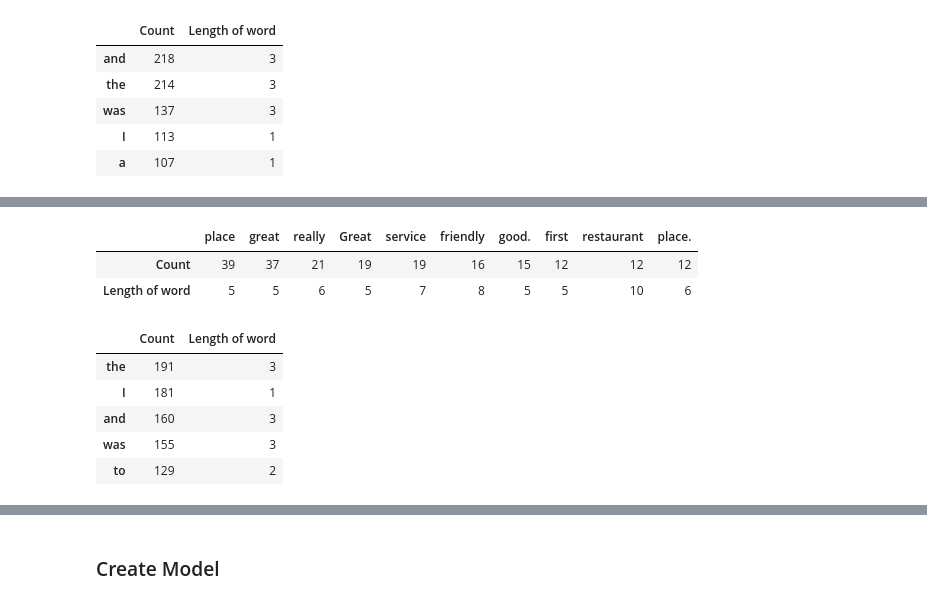
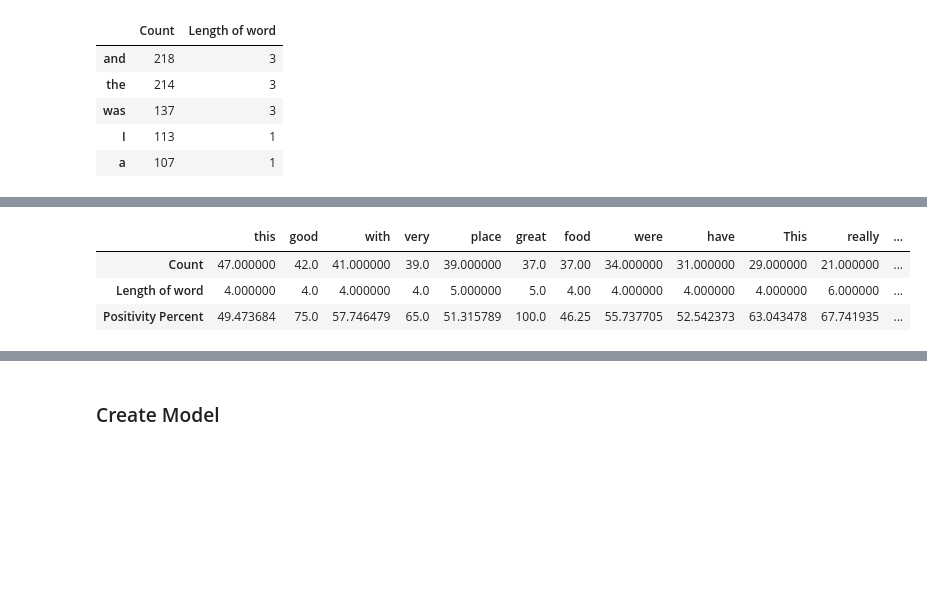
Before and after one commit to madderle/Data-Science-Bootcamp, a Jupyter notebook: Unit 2/Naive_Bayes/Challenge Feedback Analysis.ipynb, the cells around one changed output, grey strips where cells are left out. Saved outputs shown, nothing was run; the diff lists cells and outputs as text; code cells hidden in the pictures; blank space fills up the shorter version.

```diff
--- a/Unit 2/Naive_Bayes/Challenge Feedback Analysis.ipynb
+++ b/Unit 2/Naive_Bayes/Challenge Feedback Analysis.ipynb
@@ -78,41 +115,42 @@ positive_word_count.head()
+# %%
+#Want to add Positivity and Negativty measures
+#IS a particular word more associated with positive reviews vs negative reviews
+def get_count(dataframe, index):
+    try:
+        return dataframe.loc[index]['Count']
+    except:
+        return 0
+
+def calc_positivity(word):
+    positive = get_count(positive_word_count, word)
+    negative = get_count(negative_word_count, word)
+    denominator = positive+negative
+
+    if denominator == 0:
+        return 0
+    else:
+        return (positive/(positive+negative))*100
+
+def calc_negativity(word):
+    positive = get_count(positive_word_count, word)
+    negative = get_count(negative_word_count, word)
+    denominator = positive+negative
+
+    if denominator == 0:
+        return 0
+    else:
+        return (negative/(positive+negative))*100
+# %%
+#Add measure to dataframes
+positive_word_count['Positivity Percent'] = positive_word_count.index.map(lambda x: calc_positivity(x))
+negative_word_count['Negativity Percent'] = negative_word_count.index.map(lambda x: calc_negativity(x))
 # %%
+######### Positive ###############
 #Now can look at words over a certain length
-positive_word_count[positive_word_count['Length of word']>=5].head(10).transpose()
+positive_word_count[positive_word_count['Length of word']>=4].head(20).transpose()
 # %% [output]
-|  | place | great | really | Great | service | friendly | good. | first | restaurant | place. |
-| Count | 39 | 37 | 21 | 19 | 19 | 16 | 15 | 12 | 12 | 12 |
-| Length of word | 5 | 5 | 6 | 5 | 7 | 8 | 5 | 5 | 10 | 6 |
+|  | this | good | with | very | place | great | food | were | have | This | really | ... |
+| Count | 47.000000 | 42.0 | 41.000000 | 39.0 | 39.000000 | 37.0 | 37.00 | 34.000000 | 31.000000 | 29.000000 | 21.000000 | ... |
+| Length of word | 4.000000 | 4.0 | 4.000000 | 4.0 | 5.000000 | 5.0 | 4.00 | 4.000000 | 4.000000 | 4.000000 | 6.000000 | ... |
+| Positivity Percent | 49.473684 | 75.0 | 57.746479 | 65.0 | 51.315789 | 100.0 | 46.25 | 55.737705 | 52.542373 | 63.043478 | 67.741935 | ... |
-# %%
-###### Determine words most associated with Negative ######
-
-#Goal: Want to create a list of words with counts
-
-#First need to collect all the positive messages
-positive = data[data['Positive?']==0]
-
-full_list = []
-
-#Create super list of all words
-for sentence in data[data['Positive?']==0]['message'].tolist():
-    words = sentence.split(' ')
-    full_list.extend(words)
-
-counts = Counter(full_list)
-
-#Turn into Dataframe
-negative_word_count = pd.DataFrame.from_dict(counts, orient='index')
-negative_word_count.columns=['Count']
-
-#Add length of word
-negative_word_count['Length of word'] = negative_word_count.index.map(lambda x: len(x))
-
-negative_word_count.sort_values(by=['Count'], inplace=True, ascending=False)
-negative_word_count.head()
-# %% [output]
-|  | Count | Length of word |
-| the | 191 | 3 |
-| I | 181 | 1 |
-| and | 160 | 3 |
-| was | 155 | 3 |
-| to | 129 | 2 |
 # %%
```
Also changed, not shown: parts of 7 cells of this notebook.
